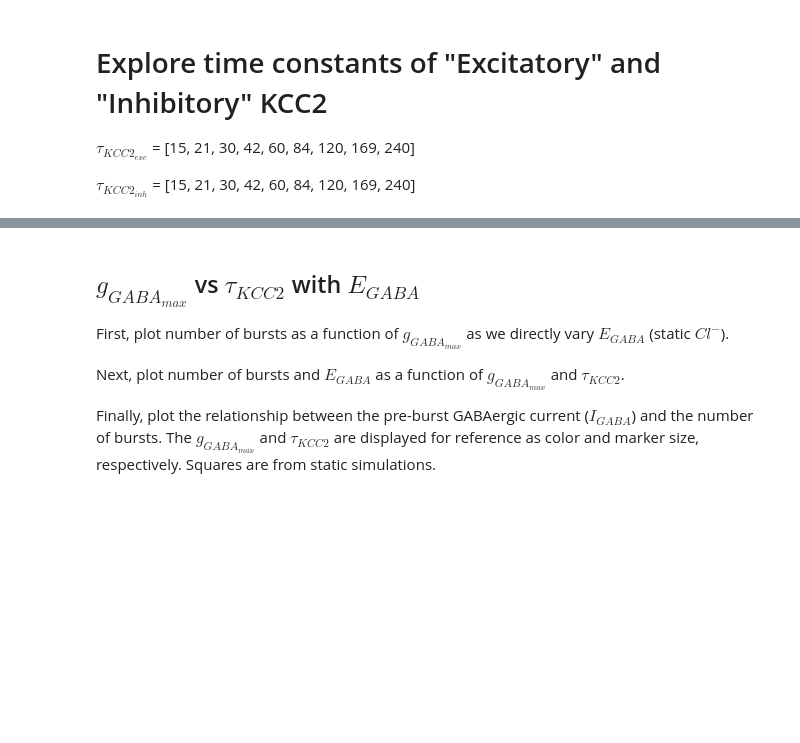
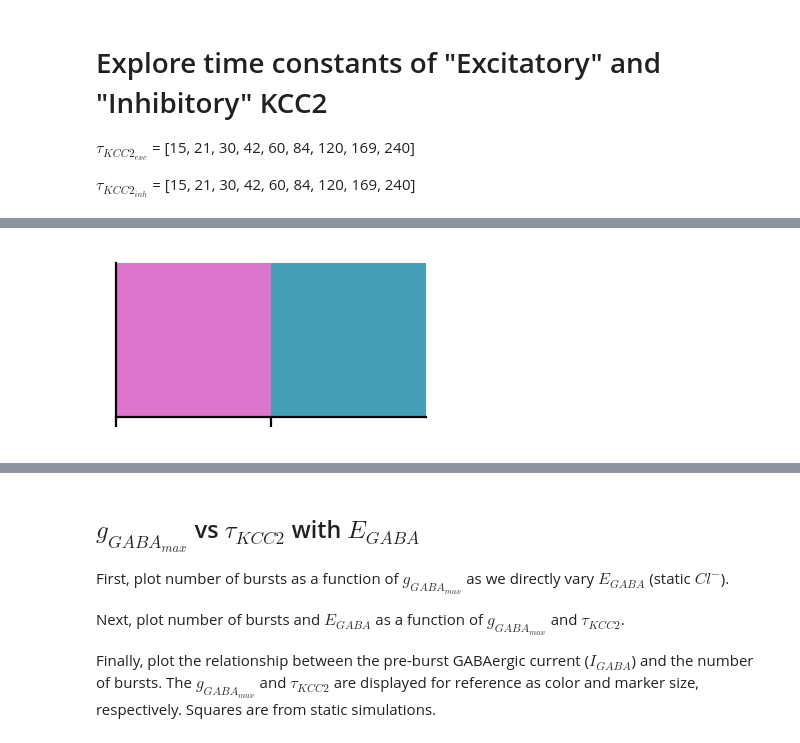
Before and after one commit to ChrisCurrin/goldilocks-GABA, a Jupyter notebook: lrd_figures.ipynb, the cells around one changed output, grey strips where cells are left out. Drawn from its saved outputs; the diff is of its cells as text; code cells hidden in the pictures; blank space fills up the shorter version.

```diff
--- a/lrd_figures.ipynb
+++ b/lrd_figures.ipynb
@@ -223,2 +227,6 @@ plotting heatmaps (g_gaba=100): : 2it [00:04,  2.47s/it, formatting]
 [figure]
+# %%
+sns.palplot([COLOR.G_GABA_SM.to_rgba(25), COLOR.G_GABA_SM.to_rgba(100)])
+# %% [output]
+[figure, added]
 # %%
```
Also changed, not shown: parts of 9 cells of this notebook, 3 other files.
